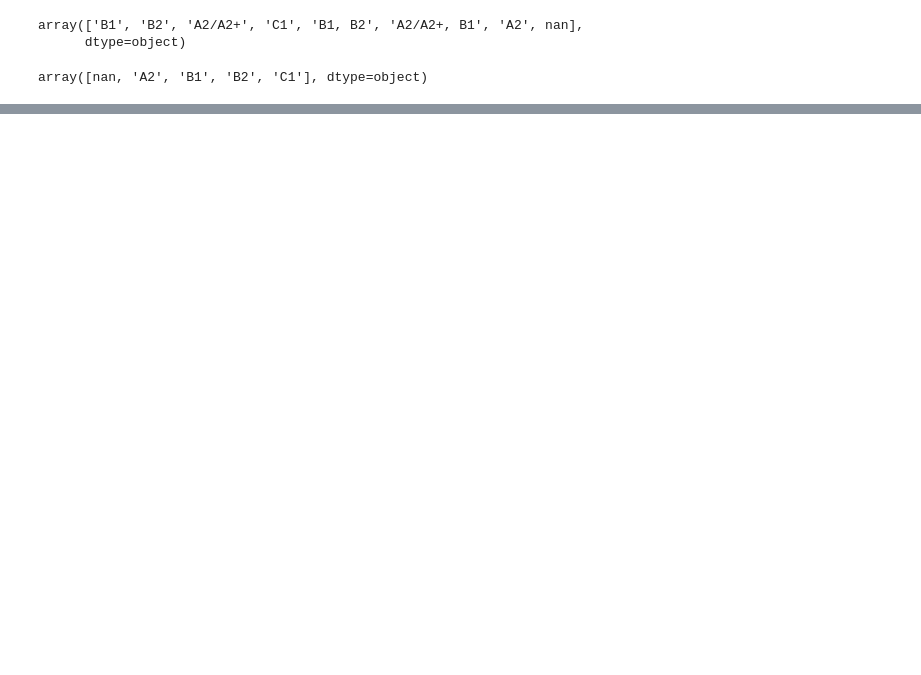
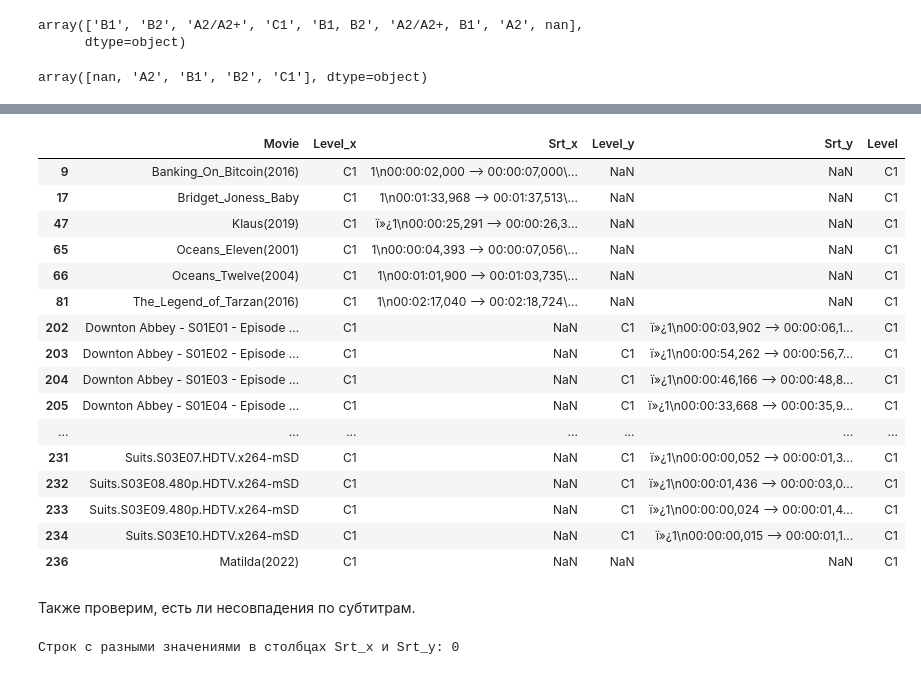
Before and after one commit to maria-smiles/master2, a Jupyter notebook: M2v1.ipynb, the cells around one changed output, grey strips where cells are left out. Saved outputs shown, nothing was run; the diff lists cells and outputs as text; code cells hidden in the pictures; blank space fills up the shorter version.

```diff
--- a/M2v1.ipynb
+++ b/M2v1.ipynb
@@ -220,5 +224,3 @@ Srt_x      171
 Level_y    127
 Srt_y      127
 dtype: int64
-# %%
-df_all['Level']=df_all['Level_x']+df_all['Level_y']
@@ -261,3 +248,8 @@ array(['B1', 'B2', 'A2/A2+', 'C1', 'B1, B2', 'A2/A2+, B1', 'A2', nan],
 df_all['Level_y'].unique()
 # %% [output]
 array([nan, 'A2', 'B1', 'B2', 'C1'], dtype=object)
+# %%
+df_all['Level_x'] = df_all['Level_x'].replace('A2/A2+', 'A2')
+df_all['Level_x'] = df_all['Level_x'].replace('A2/A2+, B1', 'B1')
+# %%
+df_all['Level_x'] = df_all['Level_x'].replace('B1, B2', 'B2')
@@ -263,0 +267,2 @@ array([nan, 'A2', 'B1', 'B2', 'C1'], dtype=object)
+# %%
+df_all['Level']=df_all['Level_x'].fillna(df_all['Level_y'])
@@ -263,0 +289,27 @@ array([nan, 'A2', 'B1', 'B2', 'C1'], dtype=object)
+# %%
+df_all.loc[df_all['Level']=='C1']
+# %% [output]
+|  | Movie | Level_x | Srt_x | Level_y | Srt_y | Level |
+| 9 | Banking_On_Bitcoin(2016) | C1 | 1\n00:00:02,000 --> 00:00:07,000\... | NaN | NaN | C1 |
+| 17 | Bridget_Joness_Baby | C1 | 1\n00:01:33,968 --> 00:01:37,513\... | NaN | NaN | C1 |
+| 47 | Klaus(2019) | C1 | ï»¿1\n00:00:25,291 --> 00:00:26,3... | NaN | NaN | C1 |
+| 65 | Oceans_Eleven(2001) | C1 | 1\n00:00:04,393 --> 00:00:07,056\... | NaN | NaN | C1 |
+| 66 | Oceans_Twelve(2004) | C1 | 1\n00:01:01,900 --> 00:01:03,735\... | NaN | NaN | C1 |
+| 81 | The_Legend_of_Tarzan(2016) | C1 | 1\n00:02:17,040 --> 00:02:18,724\... | NaN | NaN | C1 |
+| 202 | Downton Abbey - S01E01 - Episode ... | C1 | NaN | C1 | ï»¿1\n00:00:03,902 --> 00:00:06,1... | C1 |
+| 203 | Downton Abbey - S01E02 - Episode ... | C1 | NaN | C1 | ï»¿1\n00:00:54,262 --> 00:00:56,7... | C1 |
+| 204 | Downton Abbey - S01E03 - Episode ... | C1 | NaN | C1 | ï»¿1\n00:00:46,166 --> 00:00:48,8... | C1 |
+| 205 | Downton Abbey - S01E04 - Episode ... | C1 | NaN | C1 | ï»¿1\n00:00:33,668 --> 00:00:35,9... | C1 |
+| ... | ... | ... | ... | ... | ... | ... |
+| 231 | Suits.S03E07.HDTV.x264-mSD | C1 | NaN | C1 | ï»¿1\n00:00:00,052 --> 00:00:01,3... | C1 |
+| 232 | Suits.S03E08.480p.HDTV.x264-mSD | C1 | NaN | C1 | ï»¿1\n00:00:01,436 --> 00:00:03,0... | C1 |
+| 233 | Suits.S03E09.480p.HDTV.x264-mSD | C1 | NaN | C1 | ï»¿1\n00:00:00,024 --> 00:00:01,4... | C1 |
+| 234 | Suits.S03E10.HDTV.x264-mSD | C1 | NaN | C1 | ï»¿1\n00:00:00,015 --> 00:00:01,1... | C1 |
+| 236 | Matilda(2022) | C1 | NaN | NaN | NaN | C1 |
+# %% [markdown]
+Также проверим, есть ли несовпадения по субтитрам.
+# %%
+print('Строк с разными значениями в столбцах Srt_x и Srt_y:',\
+    len(df_all.loc[(df_all['Srt_x'].notna())&(df_all['Srt_y'].notna()) & (df_all['Srt_x']!=df_all['Srt_y'])]))
+# %% [output]
+Строк с разными значениями в столбцах Srt_x и Srt_y: 0
```
Also changed, not shown: parts of 31 cells of this notebook.
